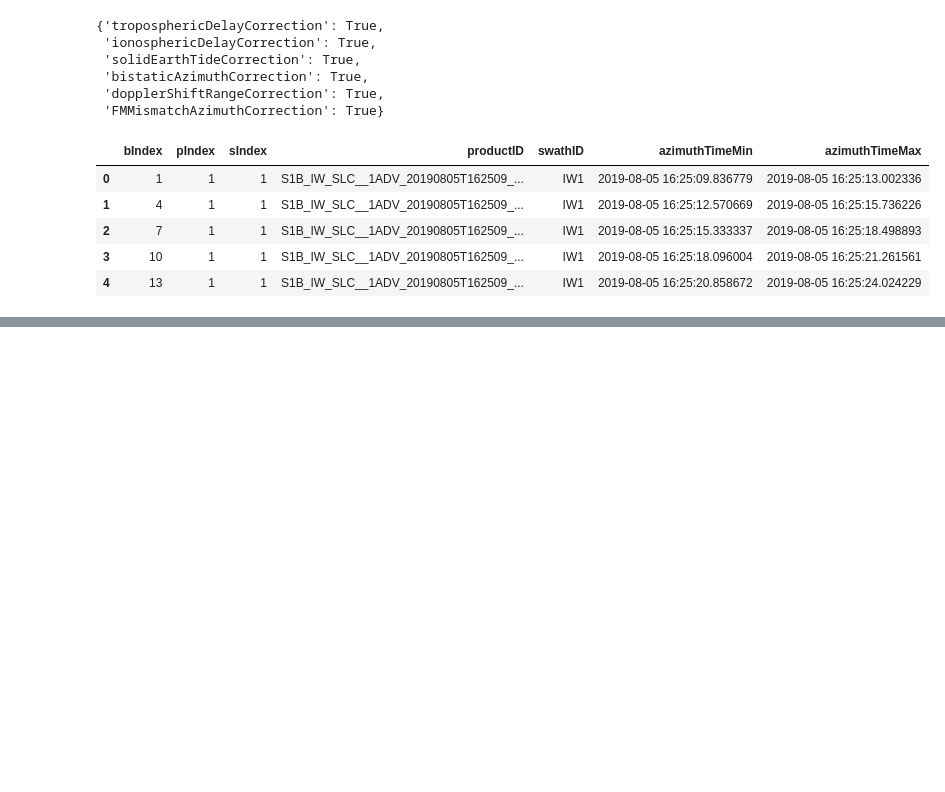
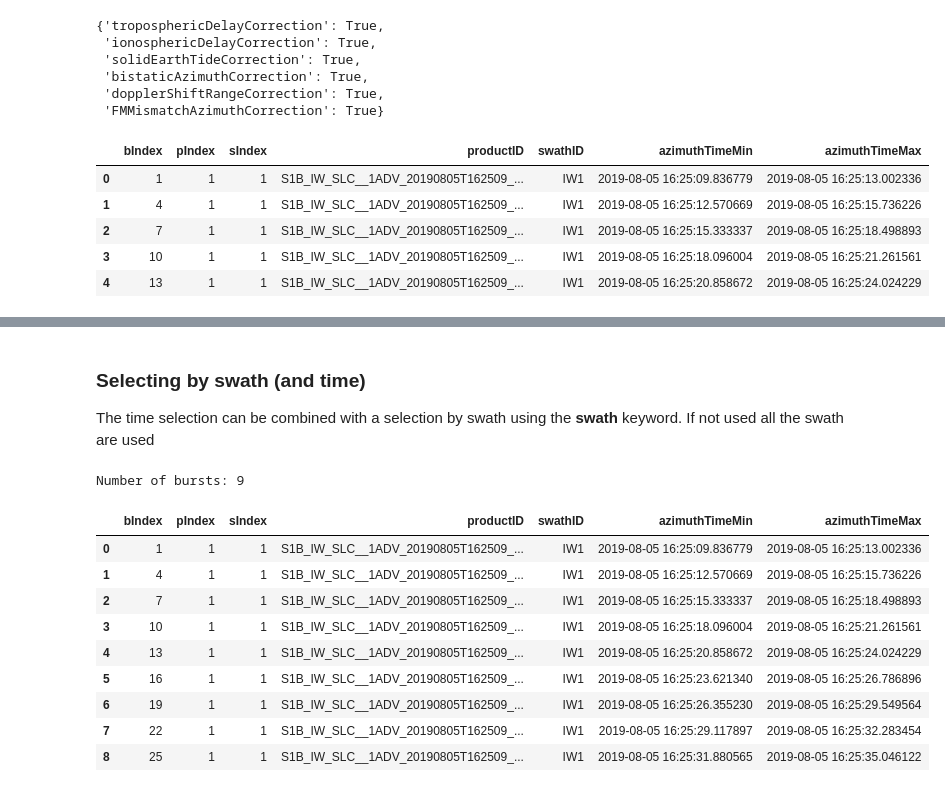
Before and after one commit to s1tools/s1-etad, a Jupyter notebook: dlr_etad.ipynb, the cells around one changed output, grey strips where cells are left out. Drawn from its saved outputs; the diff is of its cells as text; code cells hidden in the pictures; blank space fills up the shorter version.

```diff
--- a/dlr_etad.ipynb
+++ b/dlr_etad.ipynb
@@ -36 +105,25 @@ eta_.burst_catalogue.head()
+# %% [markdown]
+### Selecting by swath (and time)
+The time selection can be combined with a selection by swath using the __swath__ keyword.
+If not used all the swath are used
+# %%
+first_time = parser.parse('2019-08-05T16:25:00.117898')
+last_time =  parser.parse('2019-08-05T16:25:40.117899')
+
+#query the catalogue for a subset of the swaths
+df = eta_.query_burst(first_time=first_time, last_time=last_time, swath='IW1')
+print(f"Number of bursts: {len(df)}")
+df
+# %% [output]
+Number of bursts: 9
+|  | bIndex | pIndex | sIndex | productID | swathID | azimuthTimeMin | azimuthTimeMax |
+| 0 | 1 | 1 | 1 | S1B_IW_SLC__1ADV_20190805T162509_... | IW1 | 2019-08-05 16:25:09.836779 | 2019-08-05 16:25:13.002336 |
+| 1 | 4 | 1 | 1 | S1B_IW_SLC__1ADV_20190805T162509_... | IW1 | 2019-08-05 16:25:12.570669 | 2019-08-05 16:25:15.736226 |
+| 2 | 7 | 1 | 1 | S1B_IW_SLC__1ADV_20190805T162509_... | IW1 | 2019-08-05 16:25:15.333337 | 2019-08-05 16:25:18.498893 |
+| 3 | 10 | 1 | 1 | S1B_IW_SLC__1ADV_20190805T162509_... | IW1 | 2019-08-05 16:25:18.096004 | 2019-08-05 16:25:21.261561 |
+| 4 | 13 | 1 | 1 | S1B_IW_SLC__1ADV_20190805T162509_... | IW1 | 2019-08-05 16:25:20.858672 | 2019-08-05 16:25:24.024229 |
+| 5 | 16 | 1 | 1 | S1B_IW_SLC__1ADV_20190805T162509_... | IW1 | 2019-08-05 16:25:23.621340 | 2019-08-05 16:25:26.786896 |
+| 6 | 19 | 1 | 1 | S1B_IW_SLC__1ADV_20190805T162509_... | IW1 | 2019-08-05 16:25:26.355230 | 2019-08-05 16:25:29.549564 |
+| 7 | 22 | 1 | 1 | S1B_IW_SLC__1ADV_20190805T162509_... | IW1 | 2019-08-05 16:25:29.117897 | 2019-08-05 16:25:32.283454 |
+| 8 | 25 | 1 | 1 | S1B_IW_SLC__1ADV_20190805T162509_... | IW1 | 2019-08-05 16:25:31.880565 | 2019-08-05 16:25:35.046122 |
 # %%
```
Also changed, not shown: parts of 23 cells of this notebook.
